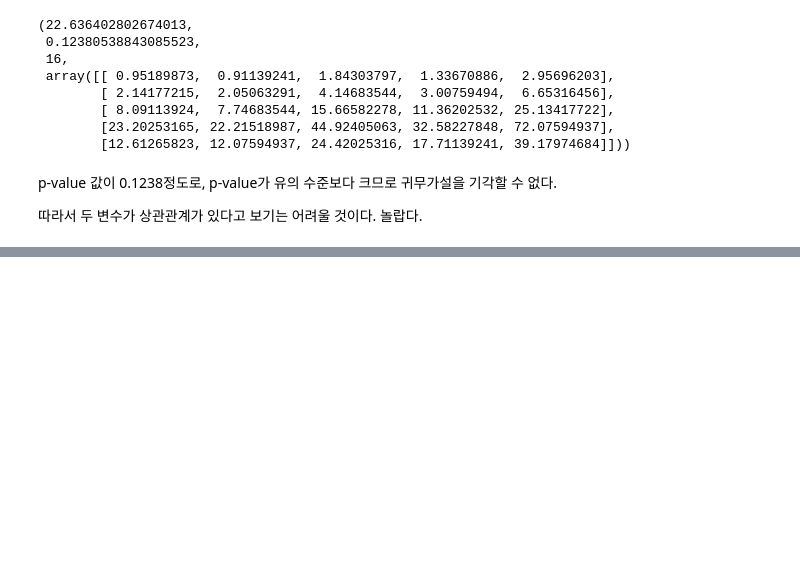
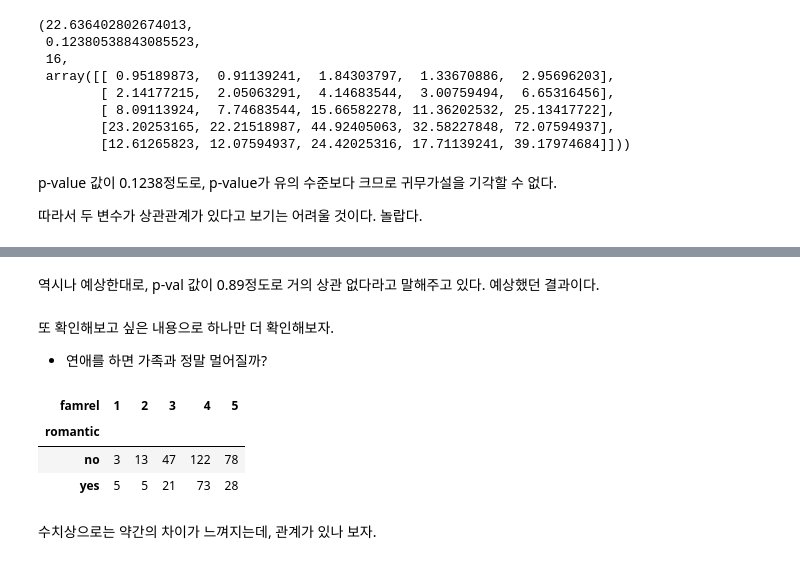
Before and after one commit to SeongwonTak/Data_Practices, a Jupyter notebook: EDA_Practice_SecondarySchoolStudent.ipynb, the cells around one changed output, grey strips where cells are left out. Cells and saved outputs as stored; diff of their text form; code cells hidden in the pictures; blank space fills up the shorter version.

```diff
--- a/EDA_Practice_SecondarySchoolStudent.ipynb
+++ b/EDA_Practice_SecondarySchoolStudent.ipynb
@@ -240,0 +301,15 @@ p-value 값이 0.1238정도로, p-value가 유의 수준보다 크므로 귀무
+# %% [markdown]
+역시나 예상한대로, p-val 값이 0.89정도로 거의 상관 없다라고 말해주고 있다. 예상했던 결과이다.
+# %% [markdown]
+또 확인해보고 싶은 내용으로 하나만 더 확인해보자.
+- 연애를 하면 가족과 정말 멀어질까?
+# %%
+table3 = pd.crosstab(df.romantic, df.famrel)
+table3
+# %% [output]
+| famrel | 1 | 2 | 3 | 4 | 5 |
+| romantic |  |  |  |  |  |
+| no | 3 | 13 | 47 | 122 | 78 |
+| yes | 5 | 5 | 21 | 73 | 28 |
+# %% [markdown]
+수치상으로는 약간의 차이가 느껴지는데, 관계가 있나 보자.
```
Also changed, not shown: parts of 16 cells of this notebook.
